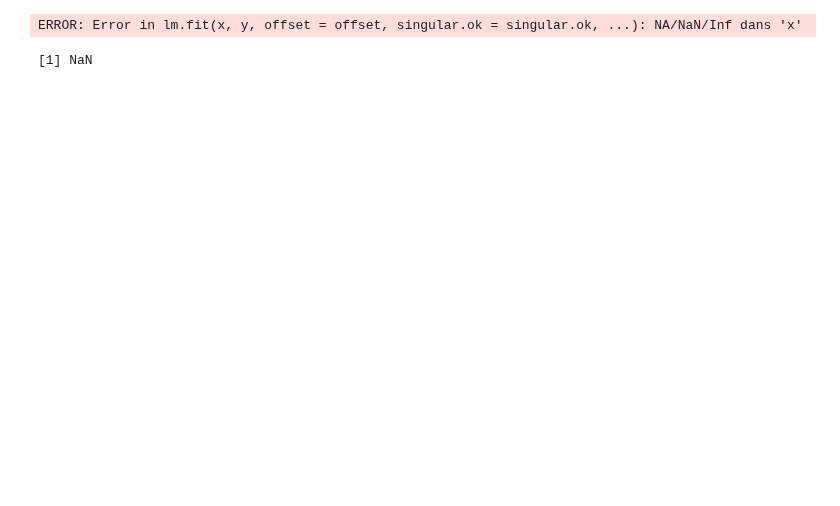
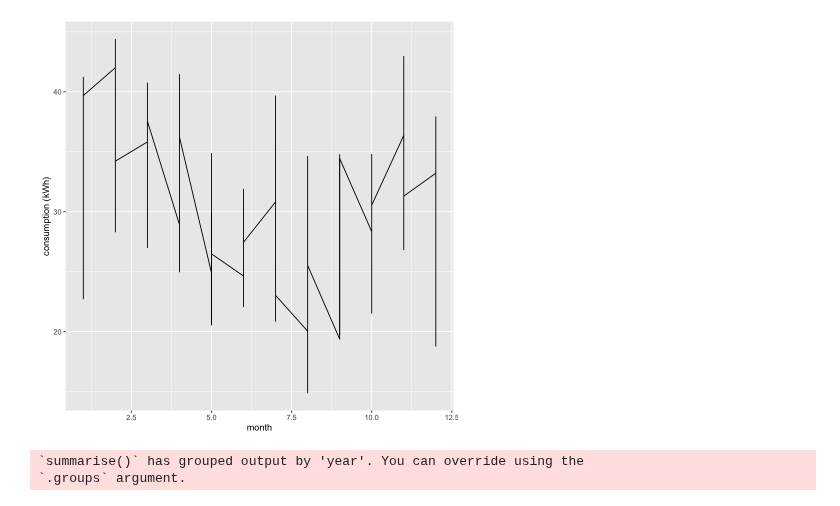
Before and after one commit to philippebarrette4/INF1430, a Jupyter notebook: scripts/GeneralAnalysis/all_consumption.ipynb, the cells around one changed output. Saved outputs shown, nothing was run; the diff lists cells and outputs as text; code cells hidden in the pictures; blank space fills up the shorter version.

Commit message:
added etl weather and electricity

```diff
--- a/scripts/GeneralAnalysis/all_consumption.ipynb
+++ b/scripts/GeneralAnalysis/all_consumption.ipynb
@@ -67,17 +322,27 @@ all_metrics <- whwDaily %>%
         `consumption (kWh)` = consumption_elec,
         `consumption (m3)`  = consumption
     )
-# %%
-lmodel = lm(log10(all_metrics$`consumption (kWh)`) ~ log10(all_metrics$`consumption (kL)`) + log10(all_metrics$`consumption (m3)`), data = all_metrics)
-summary(lmodel)
-# %% [output]
-ERROR: Error in lm.fit(x, y, offset = offset, singular.ok = singular.ok, ...): NA/NaN/Inf dans 'x'
-# %%
-cor_w_e <- cor(
-    x = log(all_metrics$`consumption (kWh)`),
-    y = log(all_metrics$`consumption (m3)`),
-    use = "everything", method = c("pearson")
-)
-print(cor_w_e)
-# %% [output]
-[1] NaN
+# %%
+tempMetricsDF <- tempDF %>%
+    left_join(all_metrics, by = c("date"), suffix = c("", "_all")) %>%
+    select(-ends_with("_all"))
+# %%
+tempMetricsDF %>%
+    filter(year == 2013) %>%
+    ggplot(aes(x = month, y = `consumption (kWh)`, group = year)) +
+        geom_line()
+# %% [output]
+[figure, added]
+# %%
+# Whole House Electricity
+wheMonthly <- wheDF %>%
+    group_by(year, month) %>%
+    summarise(
+        consumption = sum(avg_rate_modif) / 1000 # Watts per hour to kWh
+    )
+
+temp_elec_monthly <- tempMonthlyDF %>%
+    left_join(wheMonthly, by = c("year", "month"), suffix = c("", "_temp"))
+# %% [output]
+`summarise()` has grouped output by 'year'. You can override using the
+`.groups` argument.
```
Also changed, not shown: parts of 9 cells of this notebook, 4 other files.
